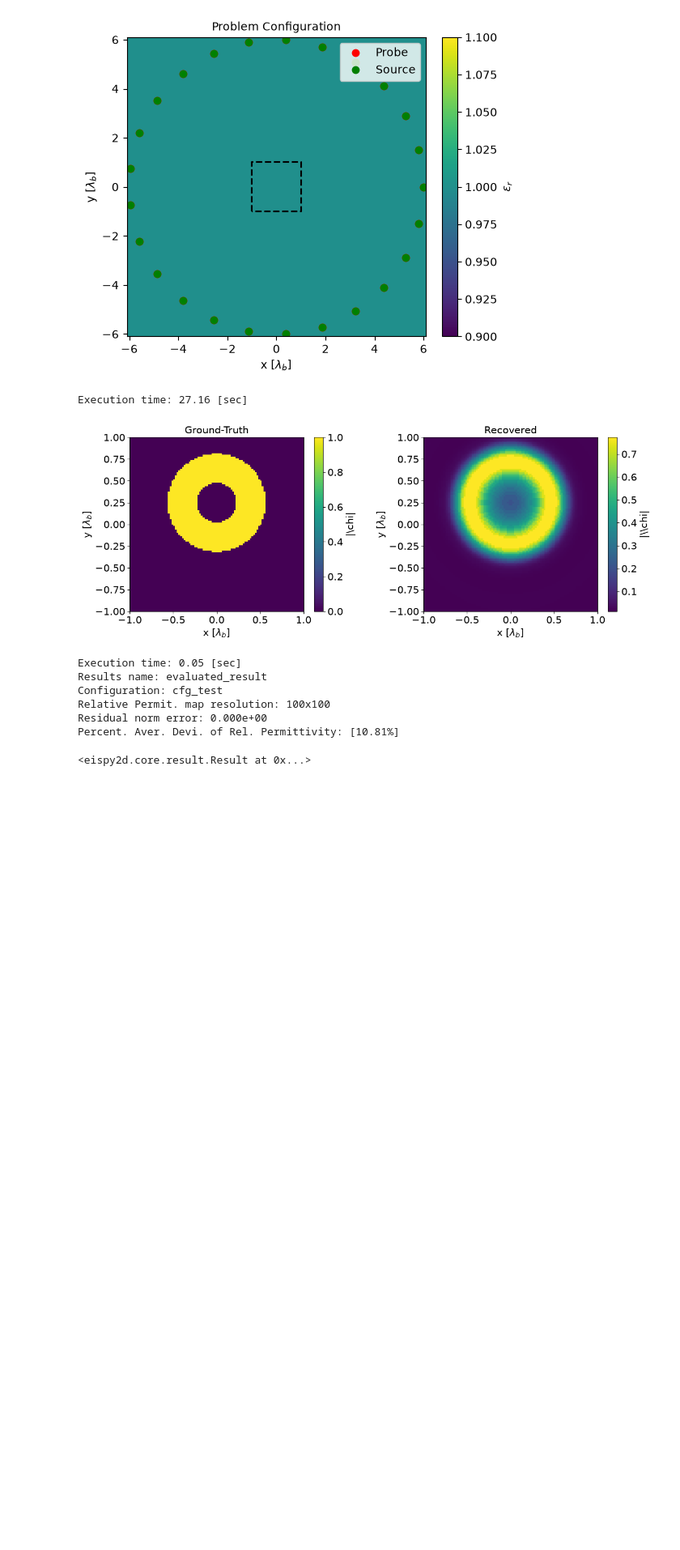
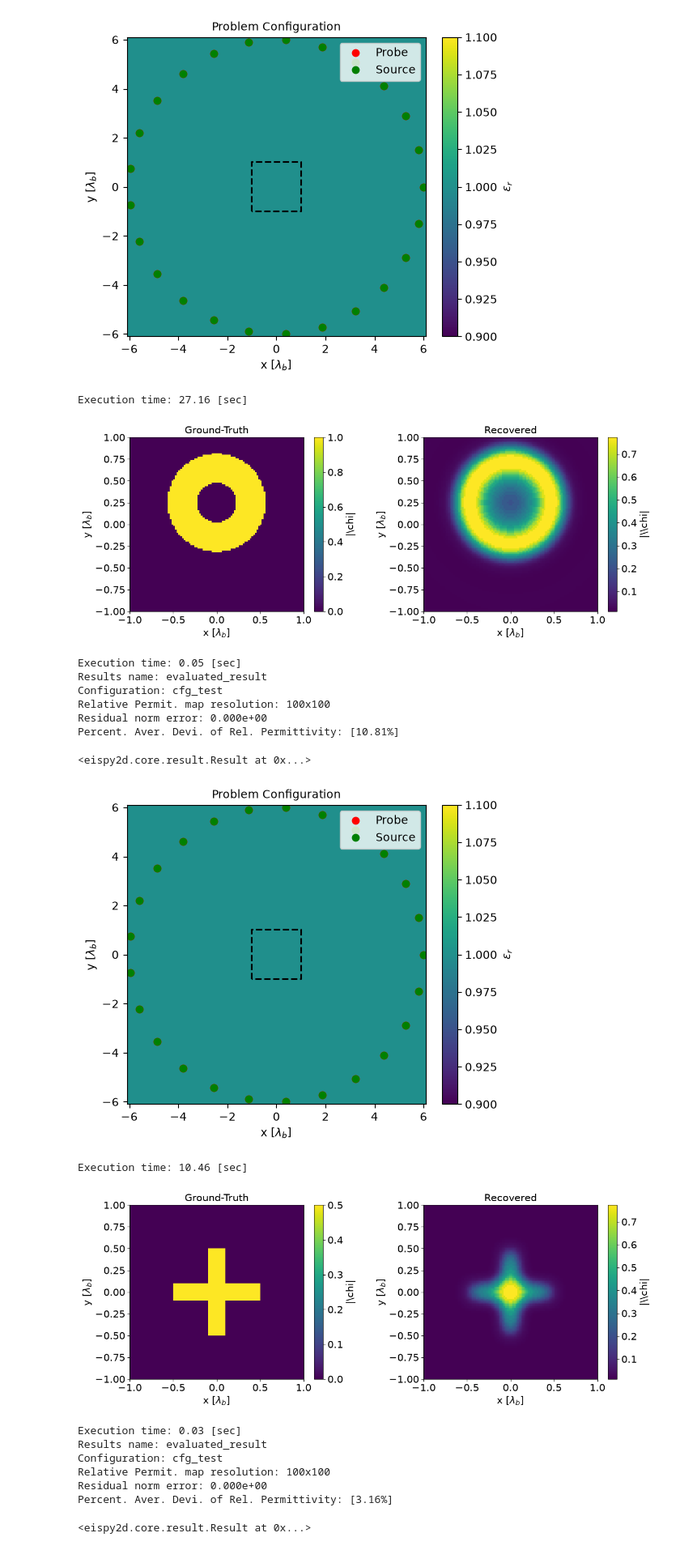
Before and after one commit to andre-batista/eispy2d, a Jupyter notebook: demo/example_benchmark_evaluate.ipynb, the cells around one changed output. Shown at 81% size. Saved outputs shown, nothing was run; the diff lists cells and outputs as text; code cells hidden in the pictures; blank space fills up the shorter version.

```diff
--- a/demo/example_benchmark_evaluate.ipynb
+++ b/demo/example_benchmark_evaluate.ipynb
@@ -826,3 +1003,18 @@ Relative Permit. map resolution: 100x100
 Residual norm error: 0.000e+00
 Percent. Aver. Devi. of Rel. Permittivity: [10.81%]
 <eispy2d.core.result.Result at 0x...>
+# %%
+params["shape"] = "cross"
+params["contrast"] = 0.5
+api.evaluate(network.solve, params)
+# %% [output]
+[figure, added]
+Execution time: 10.46 [sec]
+[figure, added]
+Execution time: 0.03 [sec]
+Results name: evaluated_result
+Configuration: cfg_test
+Relative Permit. map resolution: 100x100
+Residual norm error: 0.000e+00
+Percent. Aver. Devi. of Rel. Permittivity: [3.16%]
+<eispy2d.core.result.Result at 0x...>
```
Also changed, not shown: parts of 1 cell of this notebook, 3 other files.
